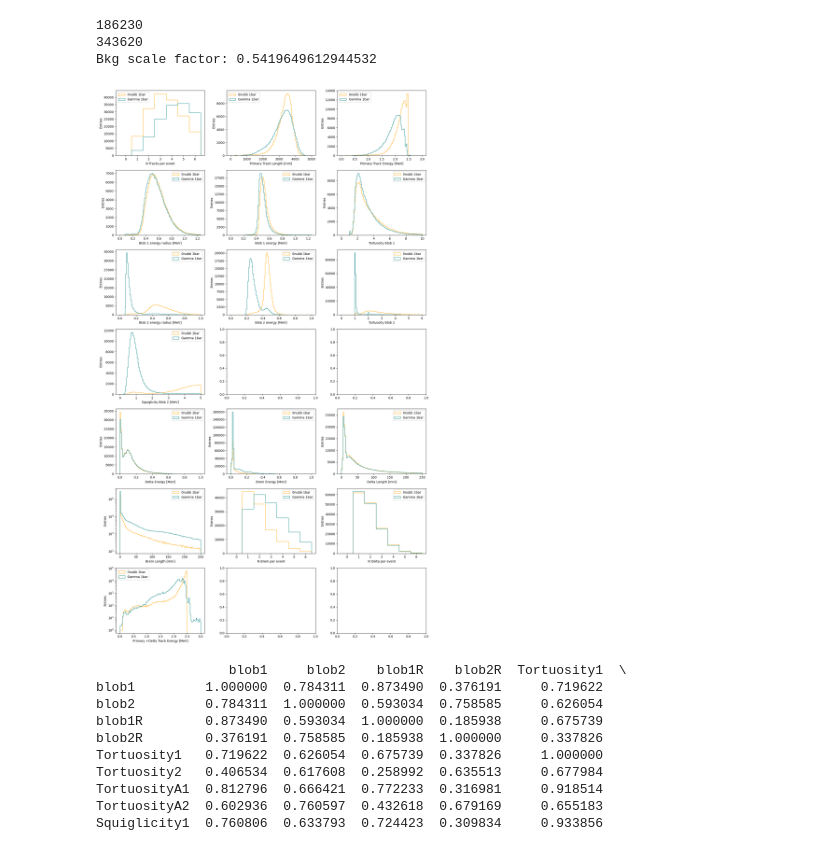
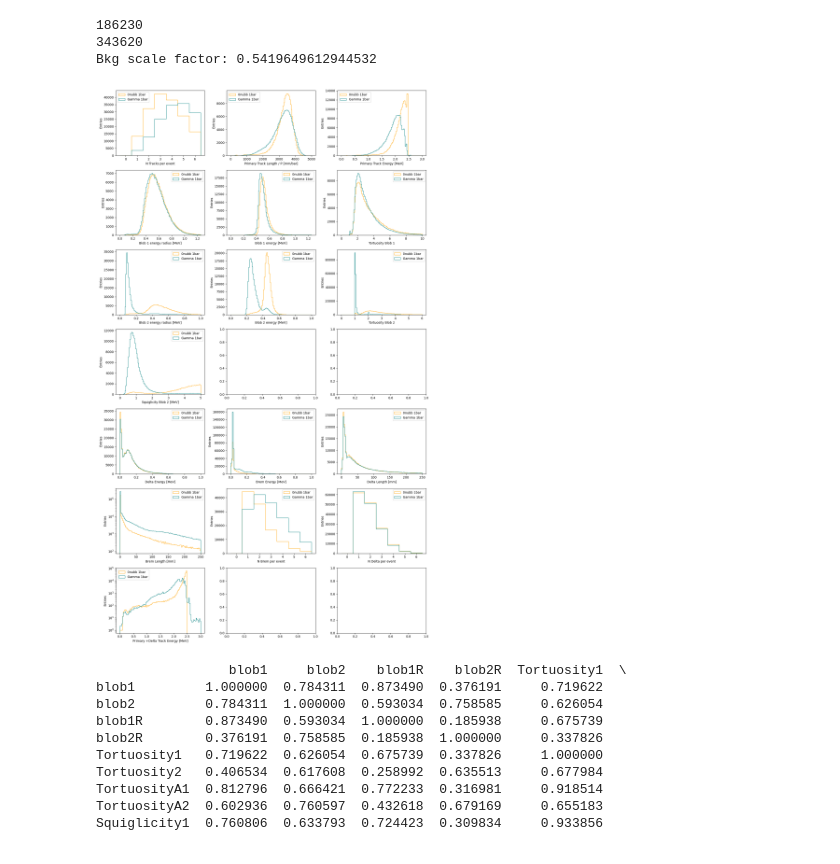
Before and after one commit to kvjmistry/ATPC, a Jupyter notebook: notebooks/TrackAnalysis.ipynb, the cells around one changed output. Saved outputs shown, nothing was run; the diff lists cells and outputs as text; code cells hidden in the pictures.

```diff
--- a/notebooks/TrackAnalysis.ipynb
+++ b/notebooks/TrackAnalysis.ipynb
@@ -219,7 +219,7 @@ def PlotDistributions(df_meta, col, label, scale_factor):
     axs[0,0].legend()
 
     axs[0,1].hist(df_primary.length, bins = np.linspace(0, 5000/pressure, 100), histtype="step", color = col, label = label, weights = weights);
-    axs[0,1].set_xlabel("Primary Track Length [mm]")
+    axs[0,1].set_xlabel("Primary Track Length / P [mm/bar]")
     axs[0,1].set_ylabel("Entries")
     axs[0,1].legend()
 
@@ -293,34 +293,34 @@ def PlotDistributions(df_meta, col, label, scale_factor):
     axs[5,0].set_ylabel("Entries")
     axs[5,0].semilogy()
     axs[5,0].legend()
 
     axs[5,1].hist(N_brem.N_Brem, bins = bin_edges, histtype="step", color = col, label = label, weights = weights_Nbrem);
     axs[5,1].set_xlabel("N Brem per event")
     axs[5,1].set_ylabel("Entries")
     axs[5,1].set_xticks(bin_centers) ;
     axs[5,1].legend()
 
     axs[5,2].hist(N_delta.N_Delta, bins = bin_edges, histtype="step", color = col, label = label, weights = weights_Ndelta);
     axs[5,2].set_xlabel("N Delta per event")
     axs[5,2].set_ylabel("Entries")
     axs[5,2].set_xticks(bin_centers) ;
     axs[5,2].legend()
 
     axs[6,0].hist(trk_e, bins = np.linspace(0,3,100), histtype="step", color = col, label = label, weights = weights_trke);
     axs[6,0].set_xlabel("Primary +Delta Track Energy [MeV]")
     axs[6,0].set_ylabel("Entries")
     axs[6,0].legend()
     axs[6,0].semilogy()
 
     plt.tight_layout()
 
 
 fig, axs = plt.subplots(7, 3, figsize=(15, 25))
 
 PlotDistributions(nubb_meta, "orange", "0nubb 1bar", 1)
 PlotDistributions(Bkg_meta, "Teal", "Gamma 1bar", sf_bkg)
 # %% [output]
-[figure, old version]
+[figure, new version]
 # %%
 # Assuming df is your DataFrame
 correlation_matrix_nubb = nubb_meta[['blob1','Tortuosity1','blob1R','Squiglicity1', 'blob2', 'Tortuosity2', 'blob2R', 'Squiglicity2']].corr(method='spearman')
```
Also changed, not shown: parts of 1 cell of this notebook.
